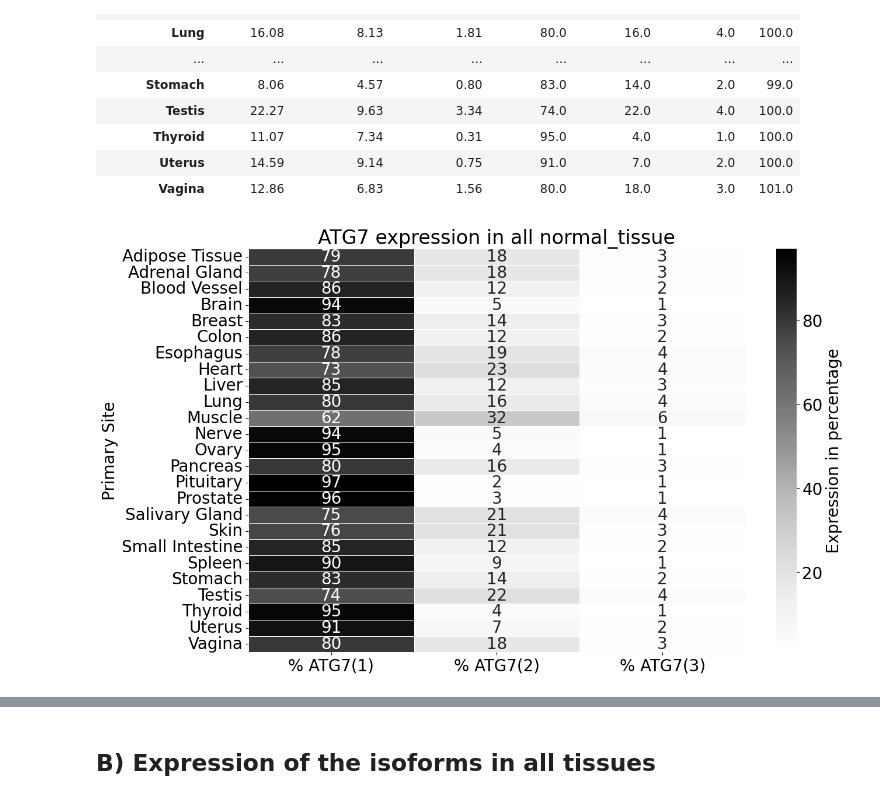
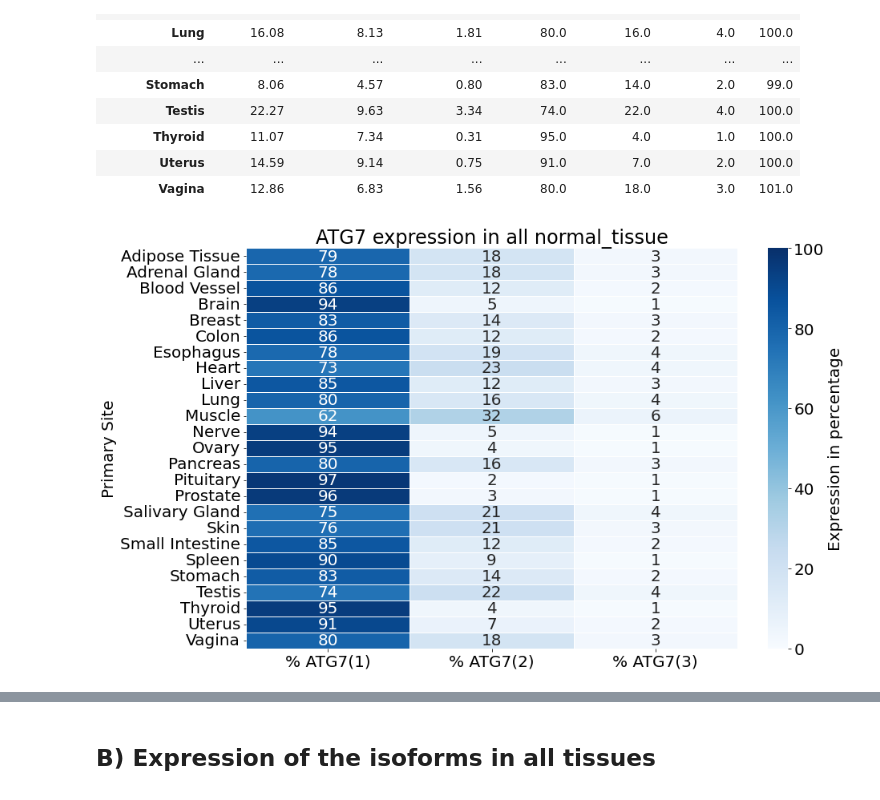
Before and after one commit to Keviosta/Article_short_isoform_ATG7_private, a Jupyter notebook: a_ATG7 characterisation/All_tissues_Tissues_differences_ATG7_isoform_characterisation-only_normal.ipynb, the cells around one changed output, grey strips where cells are left out. Cells and saved outputs as stored; diff of their text form; code cells hidden in the pictures.

```diff
--- a/a_ATG7 characterisation/All_tissues_Tissues_differences_ATG7_isoform_characterisation-only_normal.ipynb
+++ b/a_ATG7 characterisation/All_tissues_Tissues_differences_ATG7_isoform_characterisation-only_normal.ipynb
@@ -122,17 +122,17 @@ df_sampletype
 # %%
 #heatmap percentage
 info = 'normal_tissue'
 plt.subplots()
 plt.tight_layout()
 
 HeatMap_df_sampletype = df_sampletype[['% ATG7(1)', '% ATG7(2)', '% ATG7(3)']]
-heatmap = seaborn.heatmap(HeatMap_df_sampletype, annot=True, cmap="Greys", linewidths=.5,
-                          xticklabels=True, yticklabels=True, fmt='.0f',
-                          cbar_kws={'label': 'Expression in percentage'})
+seaborn.heatmap(HeatMap_df_sampletype, annot=True, cmap="Blues", linewidths=.5,
+                vmin = 0, vmax = 100,
+                xticklabels=True, yticklabels=True, fmt='.0f',
+                cbar_kws={'label': 'Expression in percentage'})
 plt.title('ATG7 expression in all '+info)
-plt.yticks(fontsize=20)
 
 name = 'heatmap_organs_' + info
 plt.savefig(path+path2+name+'_article.svg')
 # %% [output]
-[figure, old version]
+[figure, new version]
```
Also changed, not shown: parts of 8 cells of this notebook, 2 other files.
